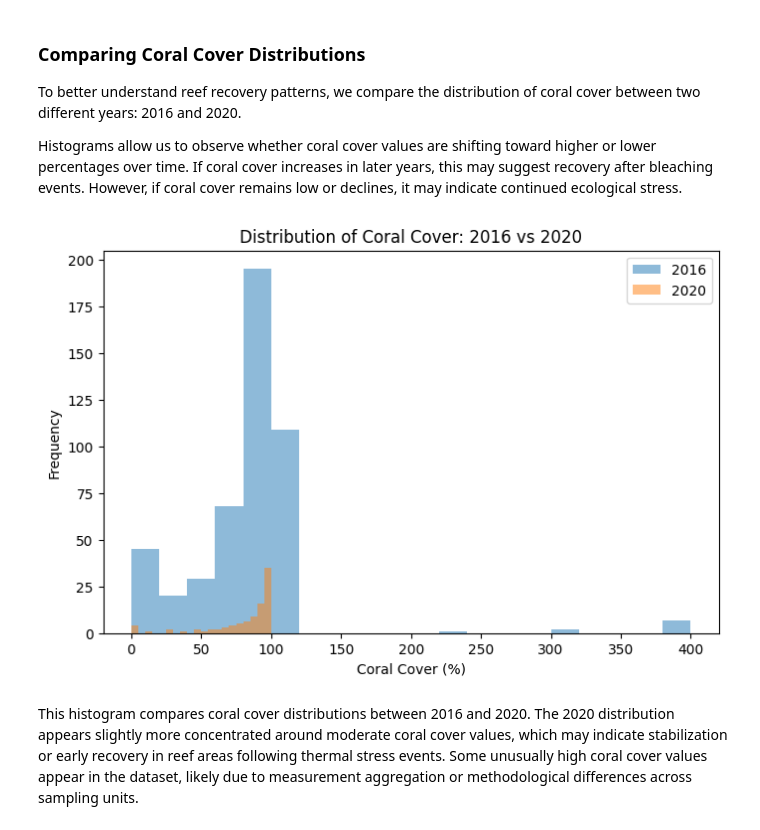
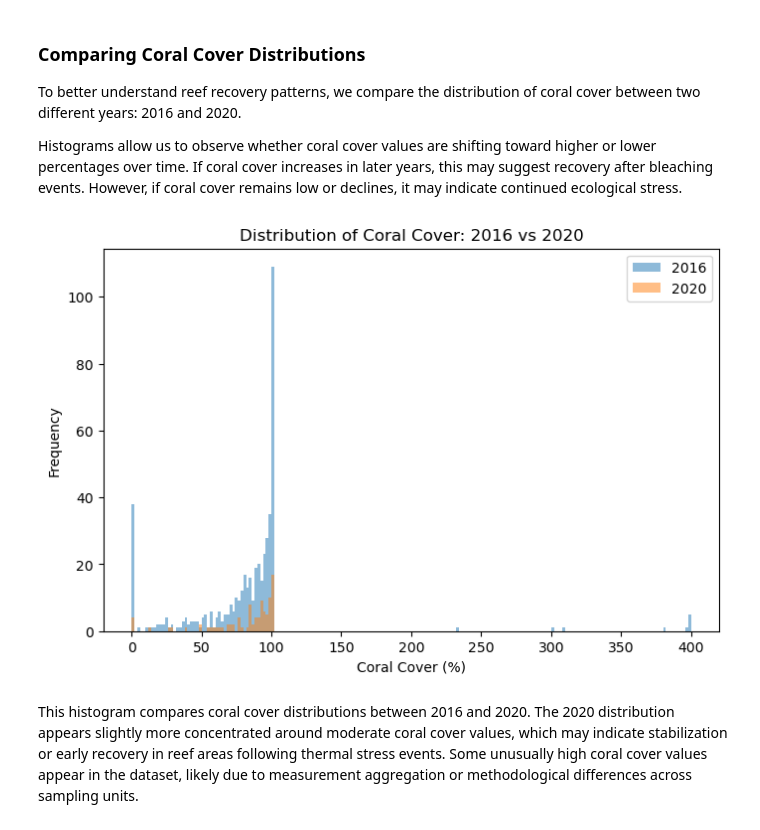
Before and after one commit to COGS108/Group032_WI26, a Jupyter notebook: 03-FinalProject.ipynb, the cells around one changed output. Cells and saved outputs as stored; diff of their text form; code cells hidden in the pictures.

```diff
--- a/03-FinalProject.ipynb
+++ b/03-FinalProject.ipynb
@@ -692,20 +904,20 @@ However, if coral cover remains low or declines, it may indicate continued ecolo
 # %%
 coral_2016 = df[df['YEAR'] == 2016]['total_cover']
 coral_2020 = df[df['YEAR'] == 2020]['total_cover']
 
+bin_edges = np.arange(0, max(coral_2016.max(), coral_2020.max()) + 2, 2)
+
 plt.figure(figsize=(8,5))
-
-plt.hist(coral_2016, binwidth=2, alpha=0.5, label='2016')
-plt.hist(coral_2020, binwidth=2, alpha=0.5, label='2020')
+plt.hist(coral_2016, bins=bin_edges, alpha=0.5, label='2016')
+plt.hist(coral_2020, bins=bin_edges, alpha=0.5, label='2020')
 
 plt.xlabel('Coral Cover (%)')
 plt.ylabel('Frequency')
 plt.title('Distribution of Coral Cover: 2016 vs 2020')
-
 plt.legend()
 plt.show()
 # %% [output]
-[figure, old version]
+[figure, new version]
 # %% [markdown]
 This histogram compares coral cover distributions between 2016 and 2020. The 2020 distribution appears slightly more concentrated around moderate coral cover values, which may indicate stabilization or early recovery in reef areas following thermal stress events. Some unusually high coral cover values appear in the dataset, likely due to measurement aggregation or methodological differences across sampling units.
 # %% [markdown]
```
Also changed, not shown: parts of 58 cells of this notebook.
